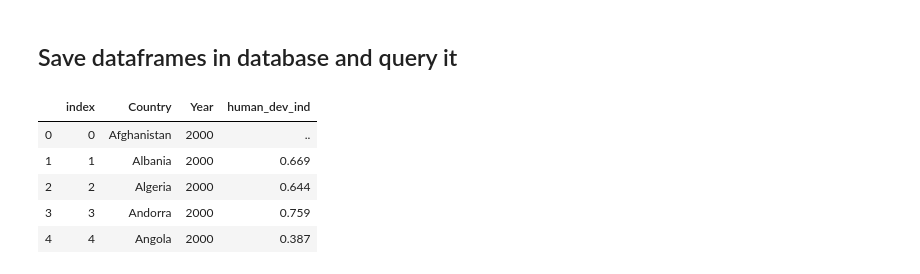
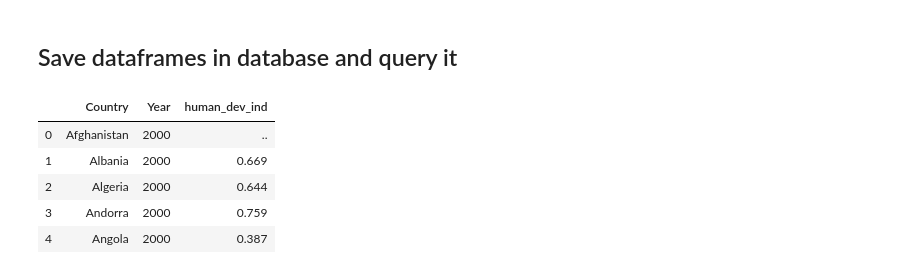
Before and after one commit to UncleBacon/ETL_Project, a Jupyter notebook: Jupyter Notebooks/human_dev_ind.ipynb, the cells around one changed output. Cells and saved outputs as stored; diff of their text form; code cells hidden in the pictures.

```diff
--- a/Jupyter Notebooks/human_dev_ind.ipynb
+++ b/Jupyter Notebooks/human_dev_ind.ipynb
@@ -108,0 +111,3 @@ new_human_dev_ind_df
+# %%
+new_human_dev_ind_df = new_human_dev_ind_df.sort_values(by=['Country', 'Year'])
+new_human_dev_ind_df
@@ -122,13 +160,14 @@ engine.table_names()
 # %%
 df = new_human_dev_ind_df
 table_name = 'Hum_Dev_Ind'
 
-df.to_sql(name= table_name, con=engine, if_exists='replace', index=True)
-pd.read_sql_query(f'select * from "{table_name}"', con=engine).head()
+df.to_sql(name= table_name, con=engine, if_exists='replace', index=False)
+query = pd.read_sql_query(f'select * from "{table_name}"', con=engine).head()
+query
 # %% [output]
-|  | index | Country | Year | human_dev_ind |
-| 0 | 0 | Afghanistan | 2000 | .. |
-| 1 | 1 | Albania | 2000 | 0.669 |
-| 2 | 2 | Algeria | 2000 | 0.644 |
-| 3 | 3 | Andorra | 2000 | 0.759 |
-| 4 | 4 | Angola | 2000 | 0.387 |
+|  | Country | Year | human_dev_ind |
+| 0 | Afghanistan | 2000 | .. |
+| 1 | Albania | 2000 | 0.669 |
+| 2 | Algeria | 2000 | 0.644 |
+| 3 | Andorra | 2000 | 0.759 |
+| 4 | Angola | 2000 | 0.387 |
```
Also changed, not shown: parts of 6 cells of this notebook, 9 other files.
